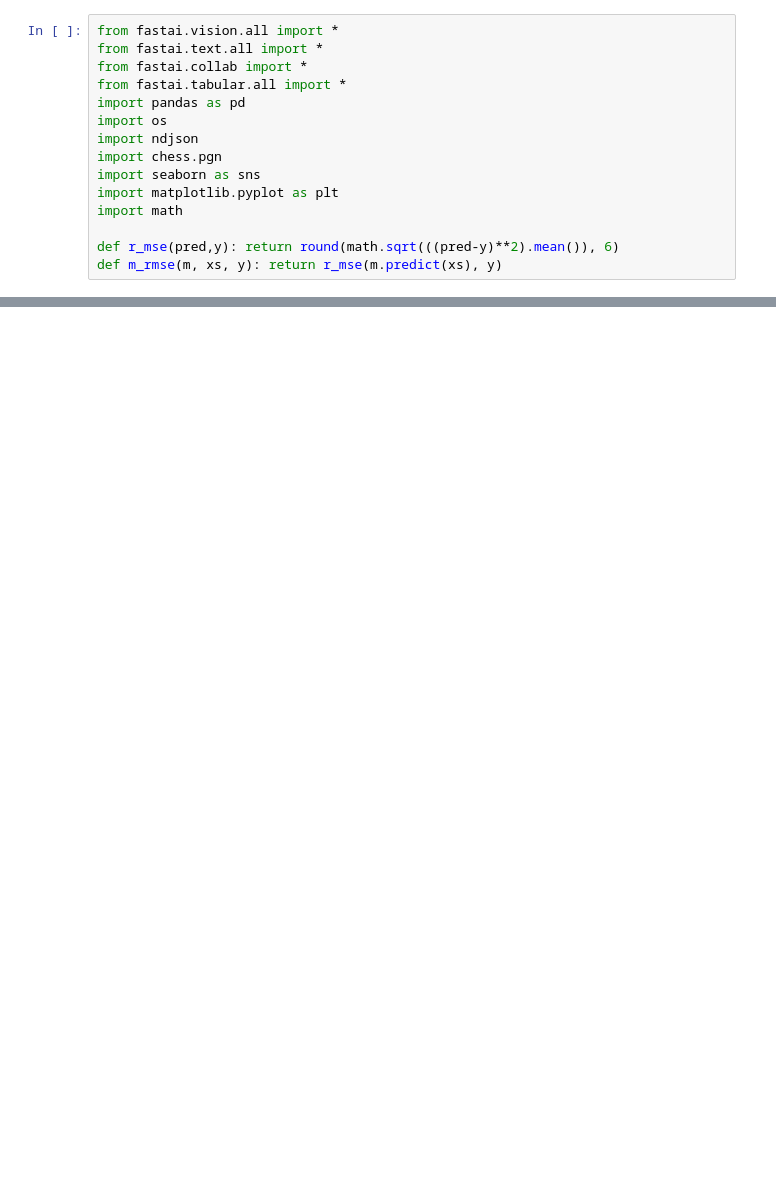
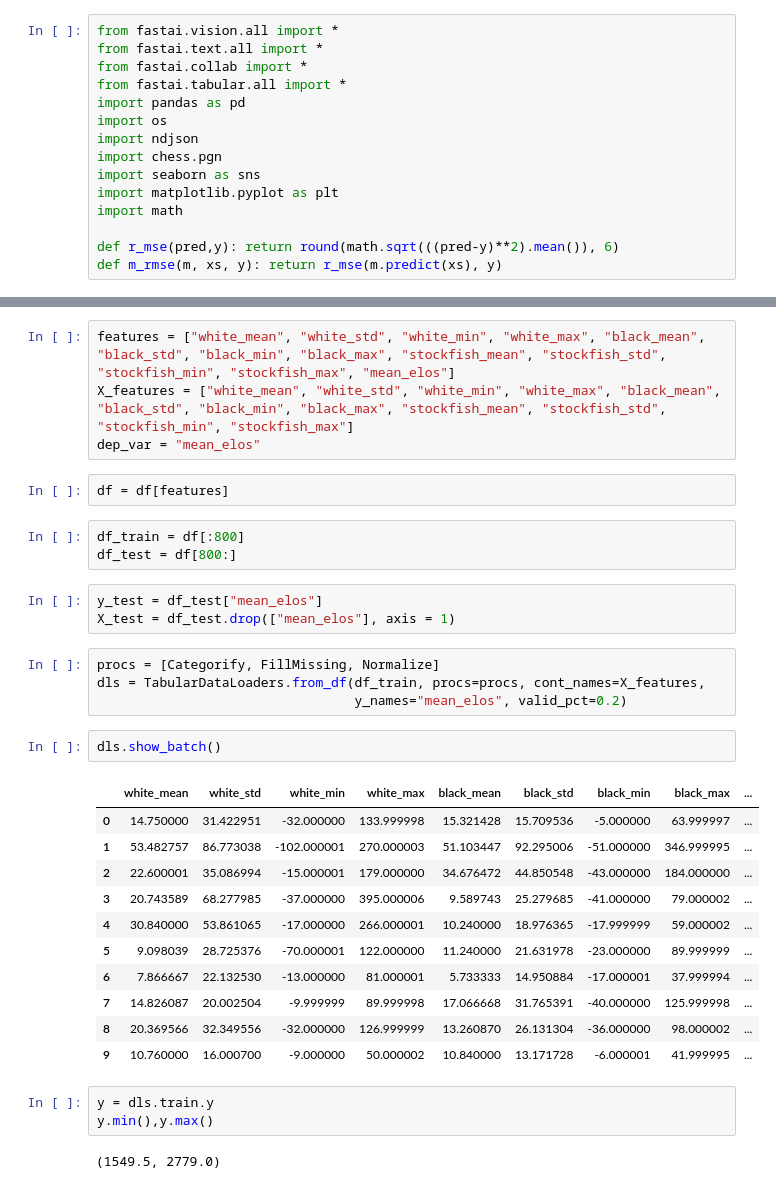
Before and after one commit to jonathan-wu1/Finding-Elo, a Jupyter notebook: cnn_model.ipynb, the cells around one changed output, grey strips where cells are left out. Cells and saved outputs as stored; diff of their text form; blank space fills up the shorter version.

```diff
--- a/cnn_model.ipynb
+++ b/cnn_model.ipynb
@@ -205,0 +49,35 @@ DataFrame saved to data/curated/all.ndjson
+# %%
+features = ["white_mean", "white_std", "white_min", "white_max", "black_mean", "black_std", "black_min", "black_max", "stockfish_mean", "stockfish_std", "stockfish_min", "stockfish_max", "mean_elos"]
+X_features = ["white_mean", "white_std", "white_min", "white_max", "black_mean", "black_std", "black_min", "black_max", "stockfish_mean", "stockfish_std", "stockfish_min", "stockfish_max"]
+dep_var = "mean_elos"
+# %%
+df = df[features]
+# %%
+df_train = df[:800]
+df_test = df[800:]
+# %%
+y_test = df_test["mean_elos"]
+X_test = df_test.drop(["mean_elos"], axis = 1)
+# %%
+procs = [Categorify, FillMissing, Normalize]
+dls = TabularDataLoaders.from_df(df_train, procs=procs, cont_names=X_features,
+                                 y_names="mean_elos", valid_pct=0.2)
+# %%
+dls.show_batch()
+# %% [output]
+|  | white_mean | white_std | white_min | white_max | black_mean | black_std | black_min | black_max | ... |
+| 0 | 14.750000 | 31.422951 | -32.000000 | 133.999998 | 15.321428 | 15.709536 | -5.000000 | 63.999997 | ... |
+| 1 | 53.482757 | 86.773038 | -102.000001 | 270.000003 | 51.103447 | 92.295006 | -51.000000 | 346.999995 | ... |
+| 2 | 22.600001 | 35.086994 | -15.000001 | 179.000000 | 34.676472 | 44.850548 | -43.000000 | 184.000000 | ... |
+| 3 | 20.743589 | 68.277985 | -37.000000 | 395.000006 | 9.589743 | 25.279685 | -41.000000 | 79.000002 | ... |
+| 4 | 30.840000 | 53.861065 | -17.000000 | 266.000001 | 10.240000 | 18.976365 | -17.999999 | 59.000002 | ... |
+| 5 | 9.098039 | 28.725376 | -70.000001 | 122.000000 | 11.240000 | 21.631978 | -23.000000 | 89.999999 | ... |
+| 6 | 7.866667 | 22.132530 | -13.000000 | 81.000001 | 5.733333 | 14.950884 | -17.000001 | 37.999994 | ... |
+| 7 | 14.826087 | 20.002504 | -9.999999 | 89.999998 | 17.066668 | 31.765391 | -40.000000 | 125.999998 | ... |
+| 8 | 20.369566 | 32.349556 | -32.000000 | 126.999999 | 13.260870 | 26.131304 | -36.000000 | 98.000002 | ... |
+| 9 | 10.760000 | 16.000700 | -9.000000 | 50.000002 | 10.840000 | 13.171728 | -6.000001 | 41.999995 | ... |
+# %%
+y = dls.train.y
+y.min(),y.max()
+# %% [output]
+(1549.5, 2779.0)
```
Also changed, not shown: parts of 31 cells of this notebook, 8 other files.
